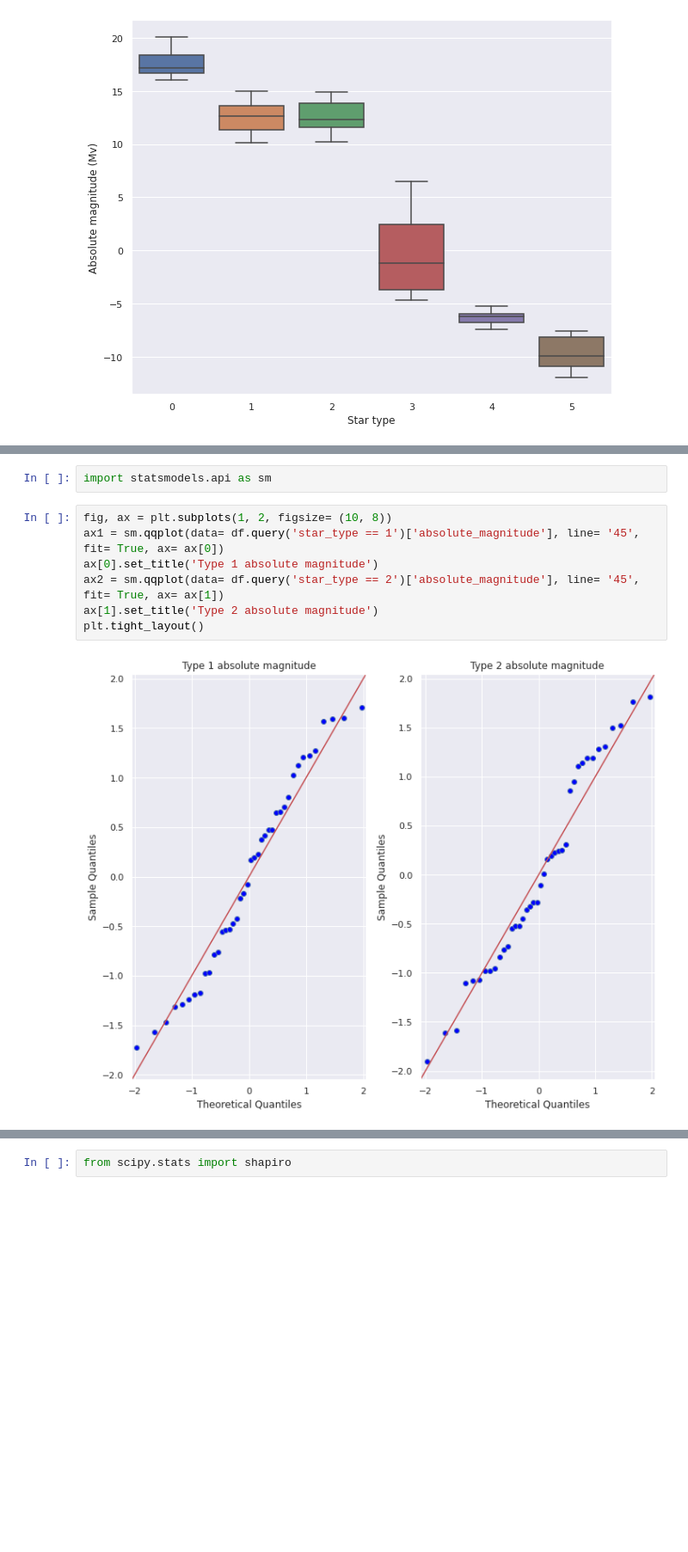
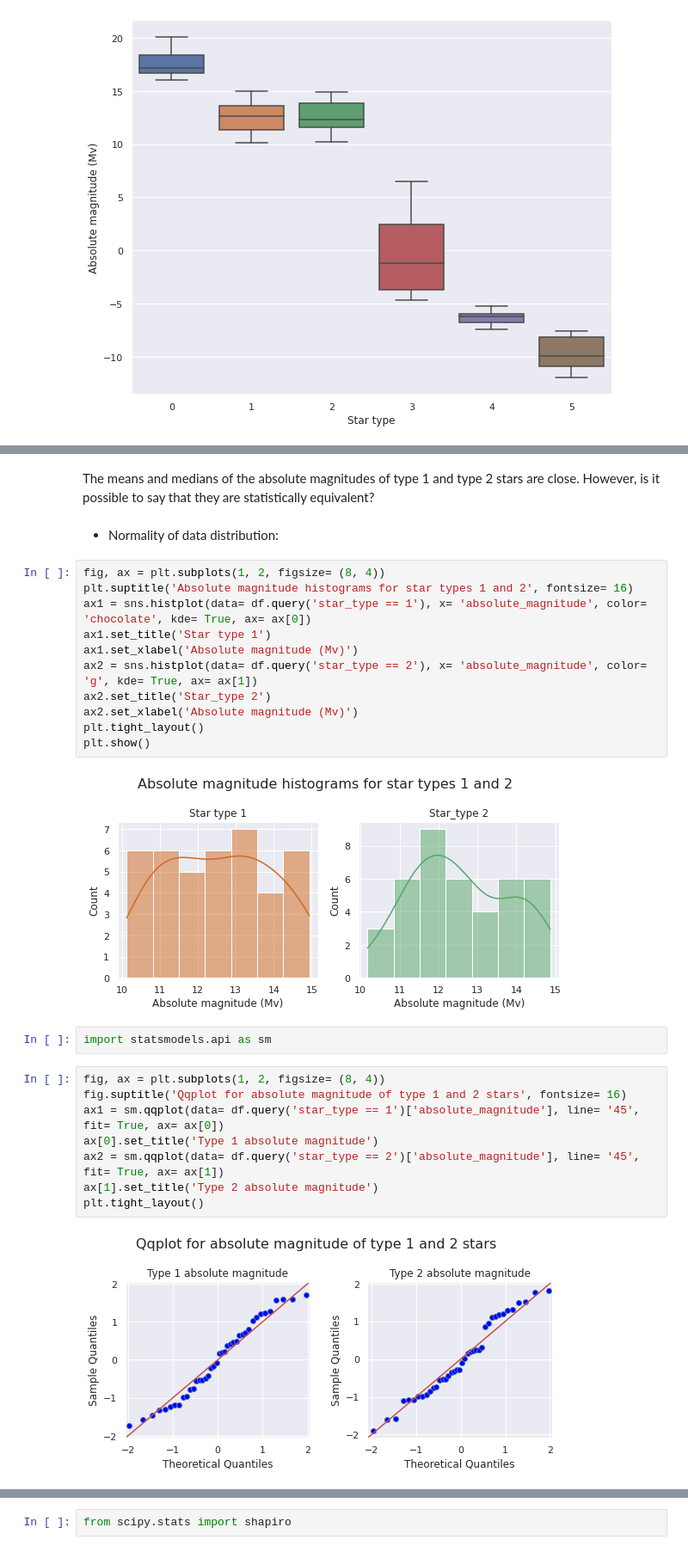
Before and after one commit to DamodaraBarbosa/machine_learning_studies, a Jupyter notebook: Star_type_prediction.ipynb, the cells around one changed output, grey strips where cells are left out. Shown at 86% size. Drawn from its saved outputs; the diff is of its cells as text; blank space fills up the shorter version.

```diff
--- a/Star_type_prediction.ipynb
+++ b/Star_type_prediction.ipynb
@@ -1049,11 +1051,29 @@ plt.show()
+# %% [markdown]
+The means and medians of the absolute magnitudes of type 1 and type 2 stars are close. However, is it possible to say that they are statistically equivalent?
+# %% [markdown]
+* Normality of data distribution:
+# %%
+fig, ax = plt.subplots(1, 2, figsize= (8, 4))
+plt.suptitle('Absolute magnitude histograms for star types 1 and 2', fontsize= 16)
+ax1 = sns.histplot(data= df.query('star_type == 1'), x= 'absolute_magnitude', color= 'chocolate', kde= True, ax= ax[0])
+ax1.set_title('Star type 1')
+ax1.set_xlabel('Absolute magnitude (Mv)')
+ax2 = sns.histplot(data= df.query('star_type == 2'), x= 'absolute_magnitude', color= 'g', kde= True, ax= ax[1])
+ax2.set_title('Star_type 2')
+ax2.set_xlabel('Absolute magnitude (Mv)')
+plt.tight_layout()
+plt.show()
+# %% [output]
+[figure, added]
 # %%
 import statsmodels.api as sm
 # %%
-fig, ax = plt.subplots(1, 2, figsize= (10, 8))
+fig, ax = plt.subplots(1, 2, figsize= (8, 4))
+fig.suptitle('Qqplot for absolute magnitude of type 1 and 2 stars', fontsize= 16)
 ax1 = sm.qqplot(data= df.query('star_type == 1')['absolute_magnitude'], line= '45', fit= True, ax= ax[0])
 ax[0].set_title('Type 1 absolute magnitude')
 ax2 = sm.qqplot(data= df.query('star_type == 2')['absolute_magnitude'], line= '45', fit= True, ax= ax[1])
 ax[1].set_title('Type 2 absolute magnitude')
 plt.tight_layout()
 # %% [output]
-[figure, old version]
+[figure, new version]
```
Also changed, not shown: parts of 29 cells of this notebook.
